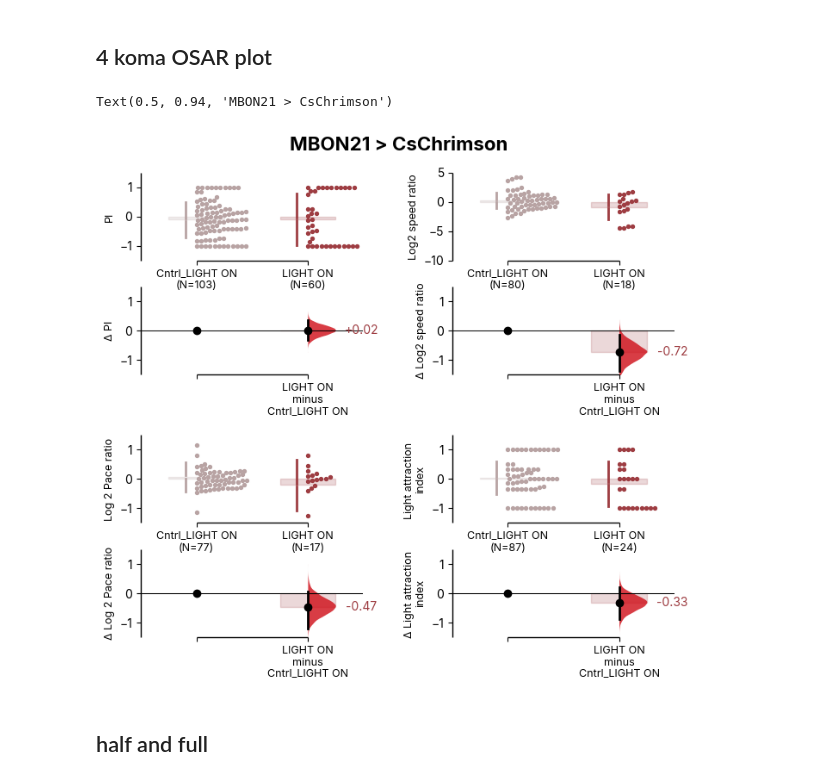
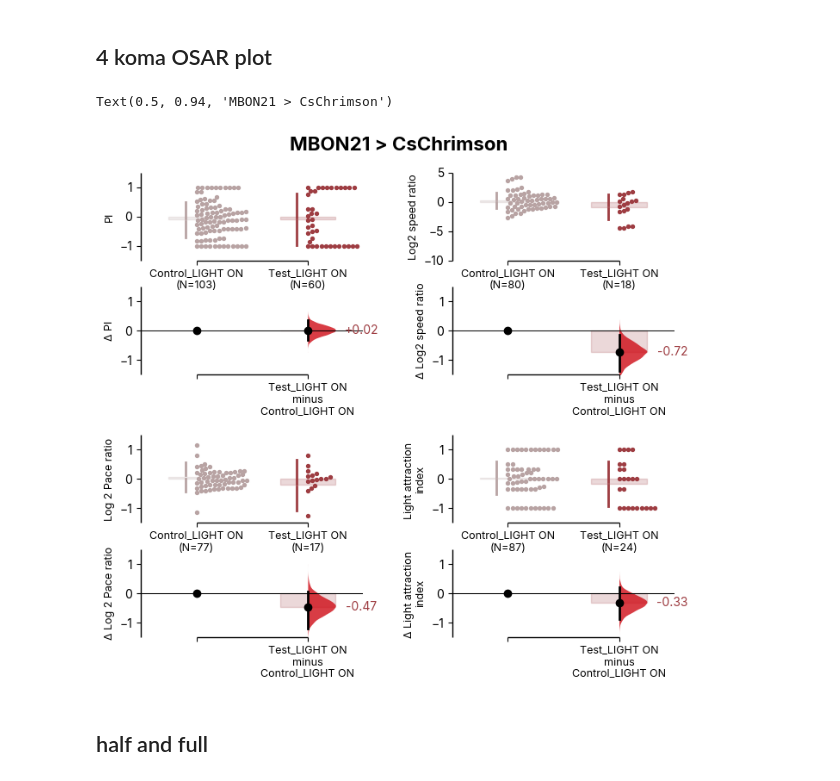
Before and after one commit to lnicole08/OSAR-Nicole-version, a Jupyter notebook: Multi and single dabest OSAR plots.ipynb, the cells around one changed output. Saved outputs shown, nothing was run; the diff lists cells and outputs as text; code cells hidden in the pictures.

```diff
--- a/Multi and single dabest OSAR plots.ipynb
+++ b/Multi and single dabest OSAR plots.ipynb
@@ -766,8 +766,8 @@ def twolightdabest(di, names, parameter, light):
         filter1 = dfi[(dfi['status'] == 'Offspring')].reset_index(drop=True)
         filter2 = dfi[(dfi['status'] == 'Sibling')].reset_index(drop=True)
         lightnaming = "LIGHT ON"     #naming in the plot itself would show up as LIGHT ON or LIGHT OFF
-        dfrr["Cntrl_" +lightnaming ] = filter2[parameter]
-        dfrr[lightnaming] = filter1[parameter]
+        dfrr["Control_" +lightnaming ] = filter2[parameter]
+        dfrr["Test_" + lightnaming] = filter1[parameter]
 
         l = dfrr.columns.tolist()
         titlelst = list(zip(l,l[1:]))[::2]
@@ -797,36 +797,36 @@ if responder == "ACR":
     half_colors = "#0fab6d"
     sibling_full_color = "#46755c"
     full_colors = "#0d783f"
     responderrename = "GtACR1"
     transgenicnaming = transgenic.replace("ACR", "GtACR1")
 
 
-my_color_palette = {"Cntrl_LIGHT ON" : sibling_full_color,
-                        "LIGHT ON"    : full_colors,
+my_color_palette = {"Control_LIGHT ON" : sibling_full_color,
+                        "Test_LIGHT ON"    : full_colors,
                       }
 
 twolightdabest(dfi, basegenotype,'pi_smoothed_Pattern 01', 'Full').hedges_g.plot(float_contrast=False, fontsize_rawylabel=9, fontsize_rawxlabel=9, raw_ylim=(-1.5,1.5),
                                                                       fontsize_contrastxlabel=9, fontsize_contrastylabel=9, raw_marker_size=2, contrast_marker_size=6,
                                                                       custom_palette=my_color_palette,raw_label="PI", contrast_label="Δ PI", contrast_ylim=(-1.5,1.5), ax = axosar.flat[0]);
 
 twolightdabest(dfi, basegenotype,'log2_speed_ratio_Pattern 01', 'Full').hedges_g.plot(float_contrast=False, fontsize_rawylabel=9, fontsize_rawxlabel=9, raw_ylim=(-10,5),
                                                                       fontsize_contrastxlabel=9, fontsize_contrastylabel=9, raw_marker_size=2, contrast_marker_size=6,
                                                                       custom_palette=my_color_palette, raw_label="Log2 speed ratio",contrast_label="Δ Log2 speed ratio", contrast_ylim=(-1.5,1.5), ax = axosar.flat[1]);
 
 twolightdabest(dfi, basegenotype,'log2_pace_ratio_Pattern 01', 'Full').hedges_g.plot(float_contrast=False, fontsize_rawylabel=9, fontsize_rawxlabel=9, raw_ylim=(-1.5,1.5),
                                                                       fontsize_contrastxlabel=9, fontsize_contrastylabel=9, raw_marker_size=2, contrast_marker_size=6,
                                                                       custom_palette= my_color_palette, raw_label="Log 2 Pace ratio",contrast_label="Δ Log 2 Pace ratio", contrast_ylim=(-1.5,1.5), ax = axosar.flat[2]);
 
 twolightdabest(dfi, basegenotype,'light_attraction_index_Pattern 01', 'Full').hedges_g.plot(float_contrast=False, fontsize_rawylabel=9, fontsize_rawxlabel=9, raw_ylim=(-1.5,1.5),
                                                                       fontsize_contrastxlabel=9, fontsize_contrastylabel=9, raw_marker_size=2, contrast_marker_size=6,
                                                                       custom_palette=my_color_palette, raw_label="Light attraction \nindex",contrast_label="Δ Light attraction \nindex", contrast_ylim=(-1.5,1.5), ax = axosar.flat[3])
 
 
 figosarfig.suptitle(mbonnumber + " > " + responderrename, weight = "bold", fontsize = 16, y=0.94)
 #plt.savefig(filesavedir + date + transgenicnaming + "4komaosarplots.svg")
 # %% [output]
 Text(0.5, 0.94, 'MBON21 > CsChrimson')
-[figure, old version]
+[figure, new version]
 # %% [markdown]
 ## half and full
 # %%
```
Also changed, not shown: 1 other file.
